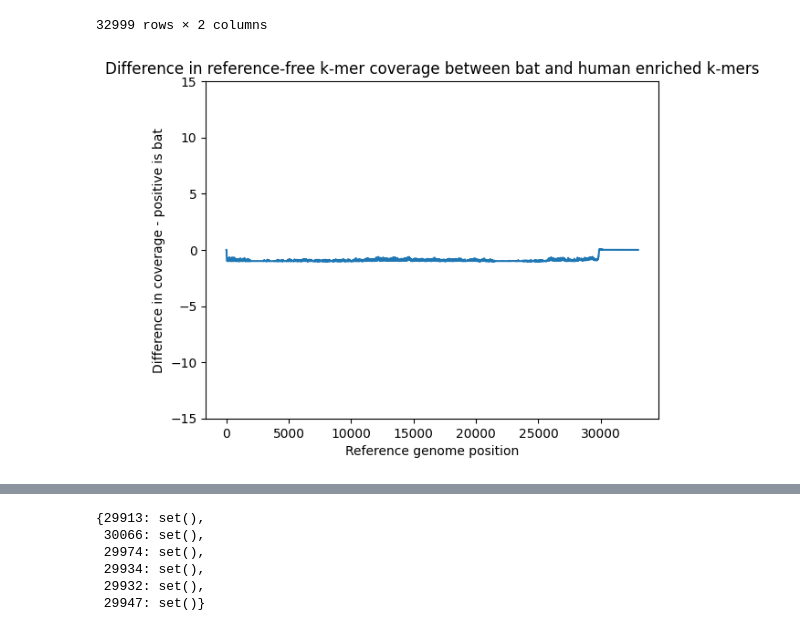
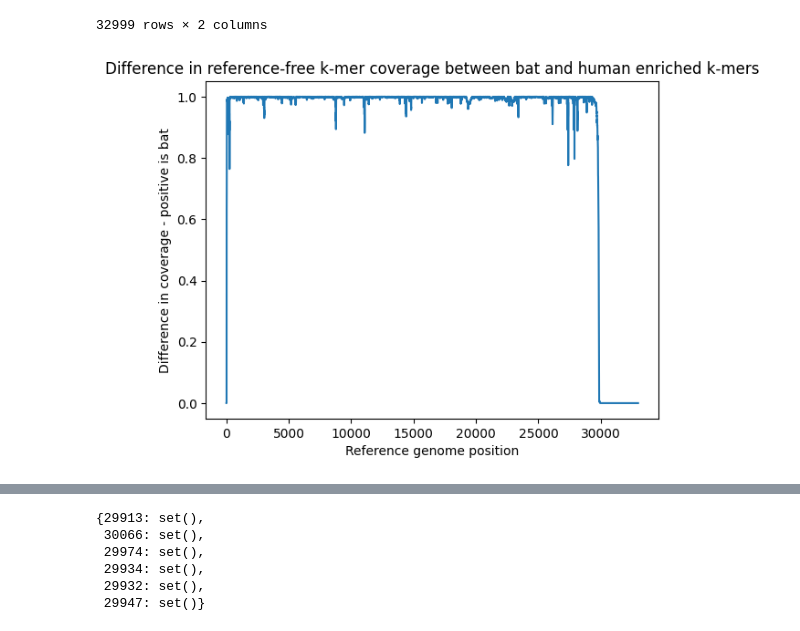
Before and after one commit to wis-janusz/PORT-EK2, a Jupyter notebook: notebooks/bat_analysis.ipynb, the cells around one changed output, grey strips where cells are left out. Saved outputs shown, nothing was run; the diff lists cells and outputs as text; code cells hidden in the pictures.

Commit message:
changed reference free coverage plot

```diff
--- a/notebooks/bat_analysis.ipynb
+++ b/notebooks/bat_analysis.ipynb
@@ -566,11 +597,10 @@ reference_free_coverage
 reference_free_coverage["diff"] = reference_free_coverage["bat"]-reference_free_coverage["hum"]
 # %%
 fig, ax = plt.subplots()
-ax.set_ylim(-15,15)
 ax.set_title("Difference in reference-free k-mer coverage between bat and human enriched k-mers")
 ax.set_xlabel("Reference genome position")
 ax.set_ylabel("Difference in coverage - positive is bat")
-sns.lineplot(reference_free_coverage["diff"])
+sns.lineplot(reference_free_coverage["hum"])
 plt.savefig("../output/bat/bat_ref_free_coverage_diference.svg", dpi=600, format="svg", bbox_inches = "tight")
 # %% [output]
-[figure, old version]
+[figure, new version]
```
Also changed, not shown: parts of 5 cells of this notebook.
